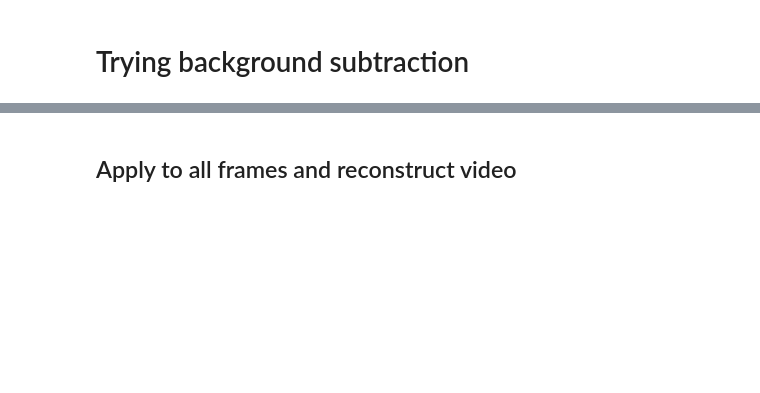
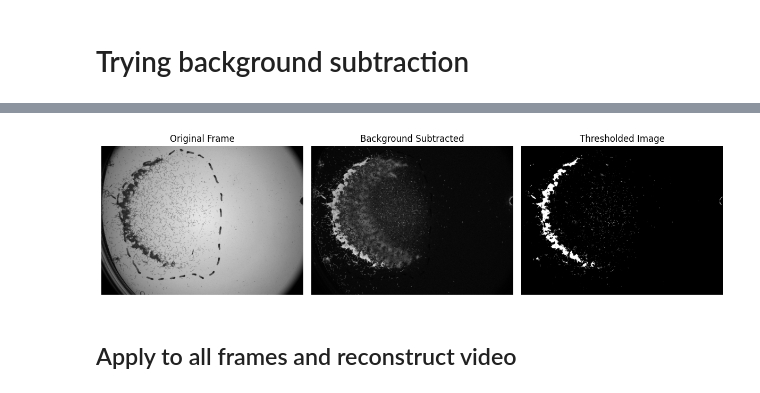
Before and after one commit to erusconiclerici/collectiveNematodes, a Jupyter notebook: Code/Python/swarming_segmentation.ipynb, the cells around one changed output, grey strips where cells are left out. Saved outputs shown, nothing was run; the diff lists cells and outputs as text; code cells hidden in the pictures; blank space fills up the shorter version.

```diff
--- a/Code/Python/swarming_segmentation.ipynb
+++ b/Code/Python/swarming_segmentation.ipynb
@@ -73,2 +10,80 @@ lightest_pixels.shape
+# %%
+import cv2
+import numpy as np
+import matplotlib.pyplot as plt
+import os
+import random
+
+def load_and_average_frames(frame_dir, n=50):
+    # List all frame files
+    frame_files = [os.path.join(frame_dir, f) for f in os.listdir(frame_dir) if f.endswith('.tif') and not f.startswith('._')]
+
+    # Randomly sample n frames (or use all if there are less than n)
+    sampled_frame_files = random.sample(frame_files, min(n, len(frame_files)))
+
+    # Load and accumulate the frames
+    avg_frame = None
+    for file in sampled_frame_files:
+        img = cv2.imread(file, cv2.IMREAD_GRAYSCALE)
+        if img is None:
+            raise IOError(f"Could not load image {file}")
+        if avg_frame is None:
+            avg_frame = np.zeros_like(img, dtype=np.float64)
+        avg_frame += img / n
+
+    return avg_frame.astype(np.uint8), frame_files
+
+def subtract_background_and_threshold(frame_file, background_avg, threshold_value=29):
+    # Load the target frame
+    frame = cv2.imread(frame_file, cv2.IMREAD_GRAYSCALE)
+    if frame is None:
+        raise IOError("Could not load the target frame.")
+
+    # Background subtraction
+    background_subtracted = cv2.absdiff(frame, background_avg)
+
+    # Thresholding
+    _, thresholded = cv2.threshold(background_subtracted, threshold_value, 255, cv2.THRESH_BINARY)
+
+    return frame, background_subtracted, thresholded
+
+# Directory containing frames
+frame_dir = '/Volumes/TOSHIBA_EXT/swarming_surabhi/Experiment-589/Experiment-589'
+
+# Load and average frames for background
+background_avg, frame_files = load_and_average_frames(frame_dir)
+
+# Choose a frame index k
+k = 8000  # Update this to your chosen frame index
+
+# Ensure k is within the range of available frames
+if k >= len(frame_files):
+    raise ValueError(f"Frame index k={k} is out of range. Only {len(frame_files)} frames are available.")
+
+# Apply background subtraction and thresholding to the kth frame
+original_frame, background_subtracted, thresholded = subtract_background_and_threshold(frame_files[k], background_avg)
+
+# Plot the results
+plt.figure(figsize=(12, 4))
+
+plt.subplot(1, 3, 1)
+plt.imshow(original_frame, cmap='gray')
+plt.title('Original Frame')
+plt.axis('off')
+
+plt.subplot(1, 3, 2)
+plt.imshow(background_subtracted, cmap='gray')
+plt.title('Background Subtracted')
+plt.axis('off')
+
+plt.subplot(1, 3, 3)
+plt.imshow(thresholded, cmap='gray')
+plt.title('Thresholded Image')
+plt.axis('off')
+
+plt.tight_layout()
+plt.show()
+# %% [output]
+[figure, added]
 # %% [markdown]
 ## Apply to all frames and reconstruct video ##
```
Also changed, not shown: parts of 5 cells of this notebook, 8 other files.
